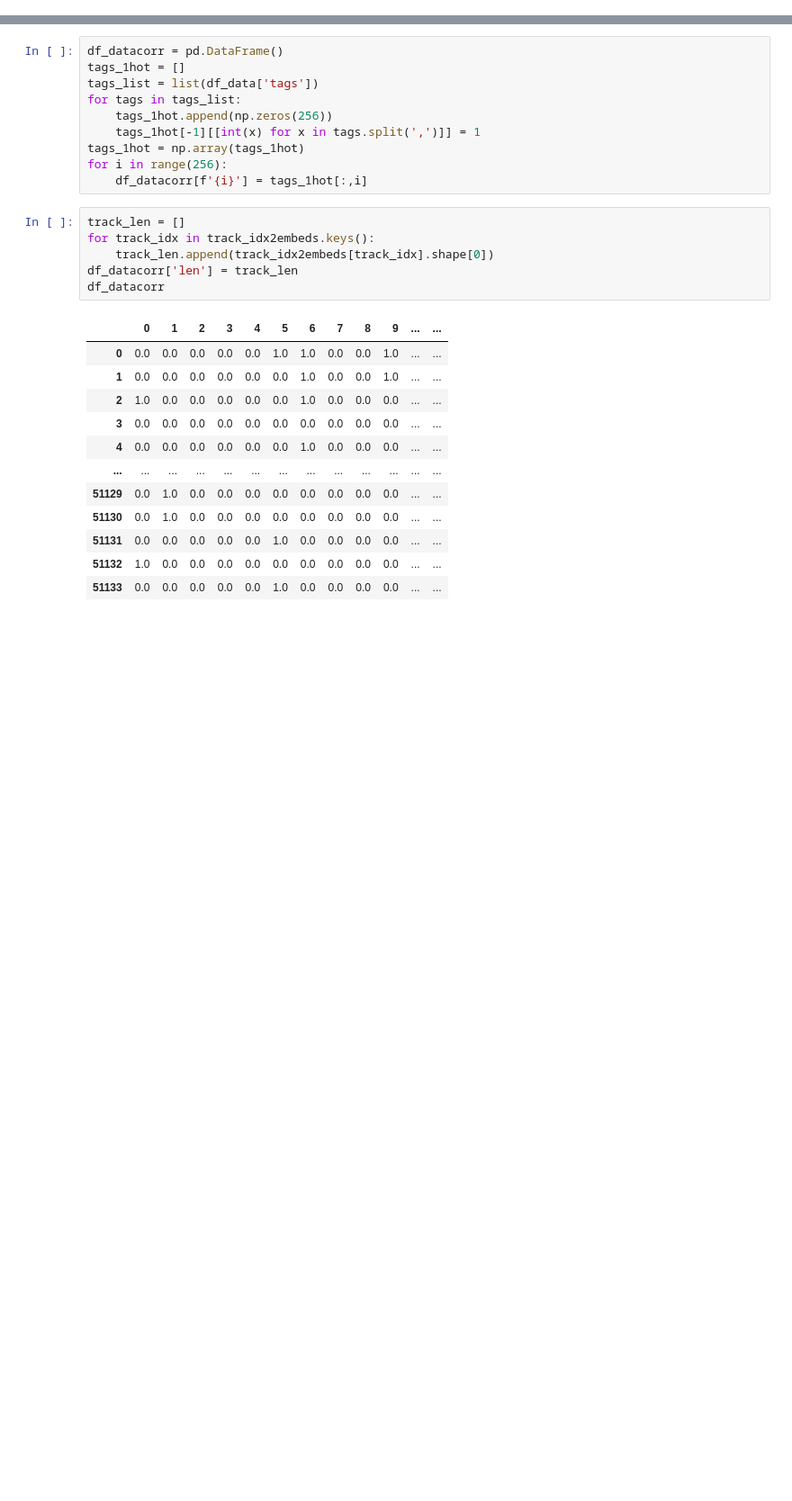
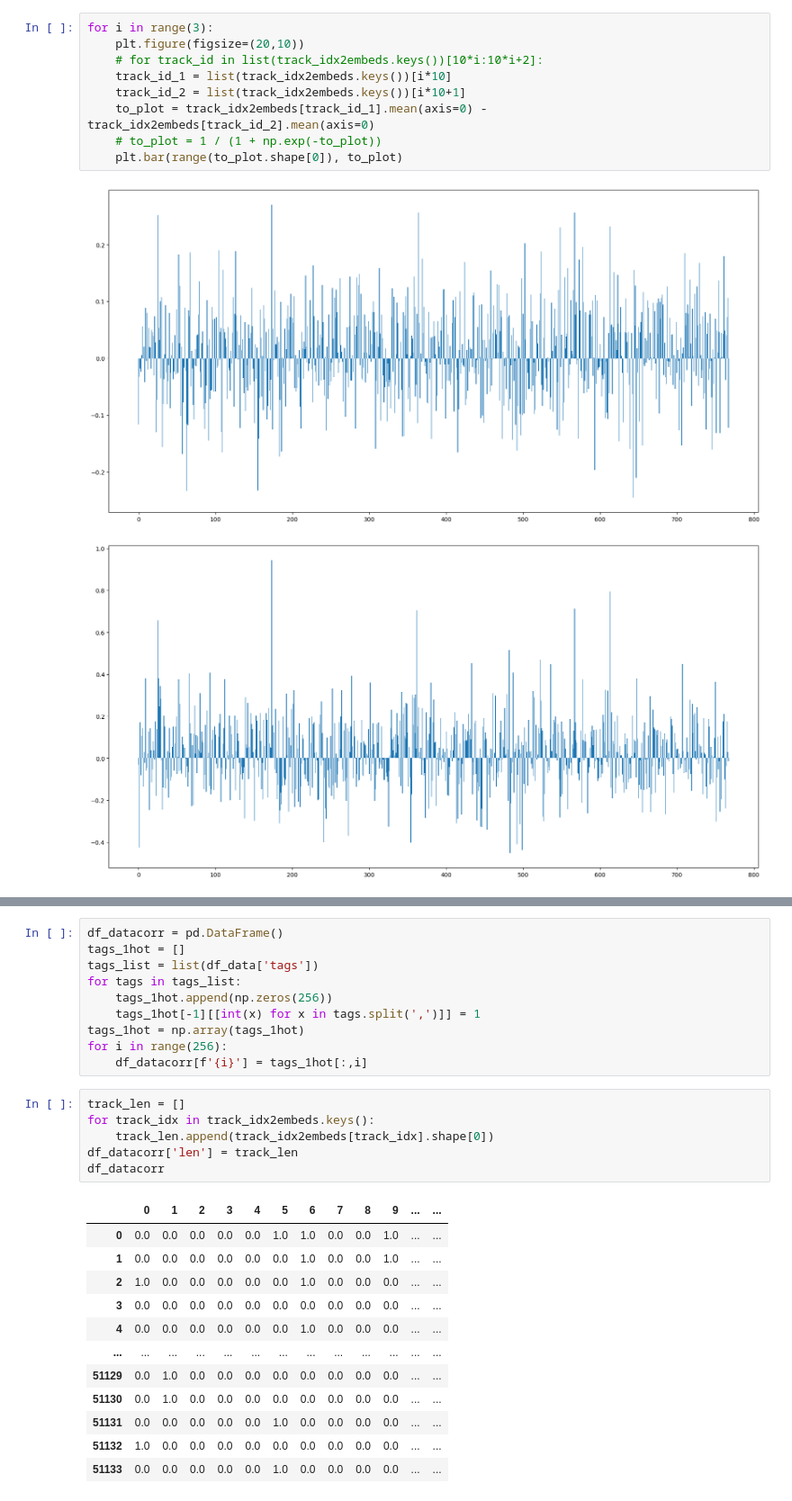
Before and after one commit to ChemrovKirill/YandexCup2023_ML_RecSys, a Jupyter notebook: data_analysis.ipynb, the cells around one changed output, grey strips where cells are left out. Shown at 90% size. Drawn from its saved outputs; the diff is of its cells as text; blank space fills up the shorter version.

```diff
--- a/data_analysis.ipynb
+++ b/data_analysis.ipynb
@@ -25,0 +90,12 @@ print(len(track_idx2embeds))
+# %%
+for i in range(3):
+    plt.figure(figsize=(20,10))
+    # for track_id in list(track_idx2embeds.keys())[10*i:10*i+2]:
+    track_id_1 = list(track_idx2embeds.keys())[i*10]
+    track_id_2 = list(track_idx2embeds.keys())[i*10+1]
+    to_plot = track_idx2embeds[track_id_1].mean(axis=0) - track_idx2embeds[track_id_2].mean(axis=0)
+    # to_plot = 1 / (1 + np.exp(-to_plot))
+    plt.bar(range(to_plot.shape[0]), to_plot)
+# %% [output]
+[figure, added]
+[figure, added]
```
Also changed, not shown: parts of 11 cells of this notebook, 19 other files.
